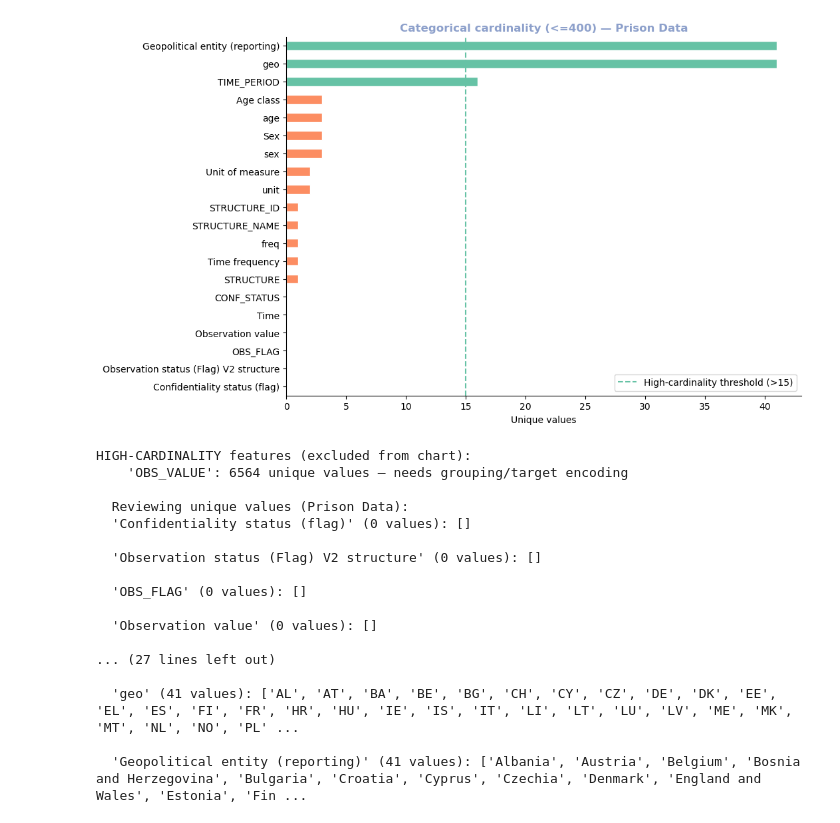
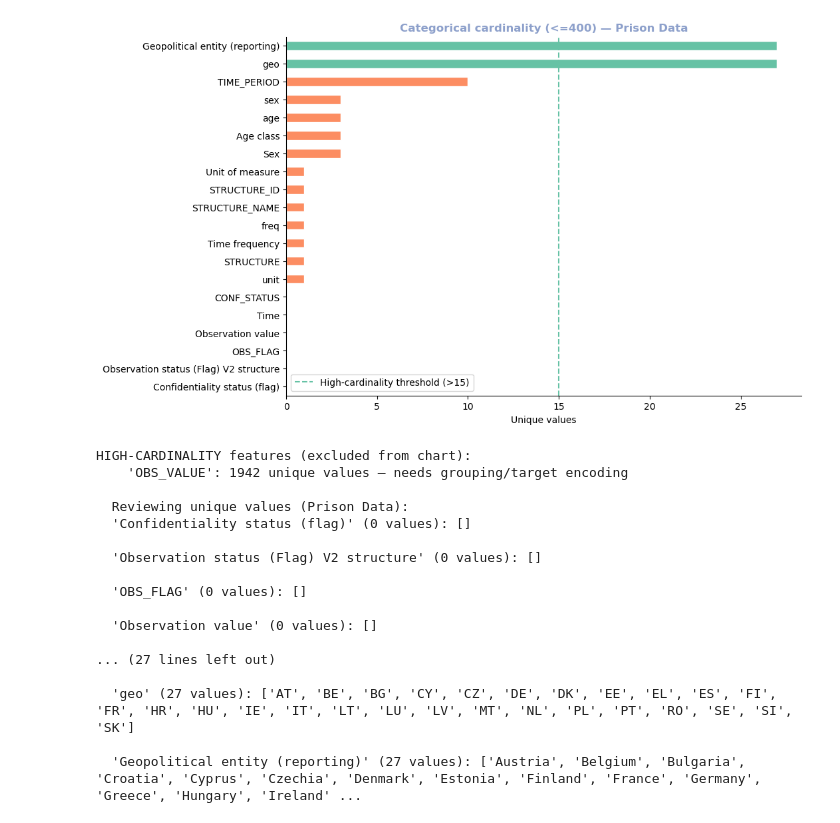
Before and after one commit to giuliodamico/Gender-Inequality-Index-vs-Female-jail-population, a Jupyter notebook: notebooks/Prison_data_graph.ipynb, the cells around one changed output. Saved outputs shown, nothing was run; the diff lists cells and outputs as text; code cells hidden in the pictures.

Commit message:
Import API data Fixed

```diff
--- a/notebooks/Prison_data_graph.ipynb
+++ b/notebooks/Prison_data_graph.ipynb
@@ -8,9 +8,36 @@ import seaborn as sns
 import requests
 import warnings
 import plotly.express as px
-# prison path from folder prison data
-prison_path = Path('../data/prison data/crim_pris_age_linear_2_0.csv')
-#import dataset
-prison_data = pd.read_csv(prison_path)
-prison_data.tail(5)
+from requests.adapters import HTTPAdapter
+from urllib3.util.retry import Retry
+import time
+import json
+
+# prison path from API
+# Ask if you want to download new datasets from the API?
+# Set to True if you want to download new datasets, or False if you want to use the existing CSV files in the data folder.
+download_new_datasets = (
+    input("Do you want to download new datasets from the API? (y/n): ")
+    .strip().lower()
+    in ["y", "yes"])
+
+if download_new_datasets:
+    # AI adoption API links
+    prison_data_link = ("https://ec.europa.eu/eurostat/api/dissemination/sdmx/3.0/data/dataflow/ESTAT/crim_pris_age/1.0/*.*.*.*.*?c[freq]=A&"
+                        "c[age]=TOTAL,JUVENILE,ADULT&c[sex]=T,M,F&"
+                        "c[unit]=P_HTHAB&"
+                        "c[geo]=BE,BG,CZ,DK,DE,EE,IE,EL,ES,FR,HR,IT,CY,LV,LT,LU,HU,MT,NL,AT,PL,PT,RO,SI,SK,FI,SE&"
+                        "c[TIME_PERIOD]=2023,2022,2021,2020,2019,2018,2017,2016,2015,2014&compress=false&"
+                        "format=csvdata&formatVersion=2.0&"
+                        "lang=en&labels=name")
+
+    # Downloading the datasets and saving them as CSV files in the data folder
+    prison_data_response = requests.get(prison_data_link)
+
+    with open("../data/prison data/Prison_data.csv", "wb") as f:
+        f.write(prison_data_response.content)
+
+# Loading the datasets into pandas DataFrames
+prison_data_df = pd.read_csv("../data/prison data/Prison_data.csv")
+print(f"Prison Data DataFrame shape: {prison_data_df.shape[0]} rows, {prison_data_df.shape[1]} columns")
 # %% [output]
@@ -32,37 +53,37 @@ def inspect_categorical(df, dataset_name):
     if len(cat_cols) == 0:
         print(f"  No categorical columns in {dataset_name}.")
         return
 
     card = df[cat_cols].nunique().sort_values(ascending=True)
     card_low, card_high = card[card <= 400], card[card > 400]
 
     if not card_low.empty:
         plt.figure(figsize=(10, max(4, len(card_low) * 0.35)))
         colors = [CORAL if v > 15 else STEEL for v in card_low]
         card_low.plot(kind="barh", color=colors, edgecolor="white")
         plt.axvline(15, color=CORAL, ls="--", lw=1.5,
                     label="High-cardinality threshold (>15)")
         plt.title(f"Categorical cardinality (<=400) — {dataset_name}",
                   fontweight="bold", color=NAVY)
         plt.xlabel("Unique values"); plt.legend(); sns.despine()
         plt.show()
 
     if not card_high.empty:
         print("HIGH-CARDINALITY features (excluded from chart):")
         for col, val in card_high.items():
             print(f"    '{col}': {val} unique values — needs grouping/target encoding")
         print()
 
     print(f"  Reviewing unique values ({dataset_name}):")
     for col in card_low.index:
         uv = sorted(df[col].dropna().astype(str).unique())
         print(f"  '{col}' ({len(uv)} values): {uv}\n")
 
-inspect_categorical(prison_data, "Prison Data")
+inspect_categorical(prison_data_df, "Prison Data")
 # %% [output]
-[figure, old version]
+[figure, new version]
 HIGH-CARDINALITY features (excluded from chart):
-    'OBS_VALUE': 6564 unique values — needs grouping/target encoding
+    'OBS_VALUE': 1942 unique values — needs grouping/target encoding
 
   Reviewing unique values (Prison Data):
   'Confidentiality status (flag)' (0 values): []
@@ -75,8 +96,8 @@ HIGH-CARDINALITY features (excluded from chart):
 
 ... (27 lines left out)
 
-  'geo' (41 values): ['AL', 'AT', 'BA', 'BE', 'BG', 'CH', 'CY', 'CZ', 'DE', 'DK', 'EE', 'EL', 'ES', 'FI', 'FR', 'HR', 'HU', 'IE', 'IS', 'IT', 'LI', 'LT', 'LU', 'LV', 'ME', 'MK', 'MT', 'NL', 'NO', 'PL' ...
+  'geo' (27 values): ['AT', 'BE', 'BG', 'CY', 'CZ', 'DE', 'DK', 'EE', 'EL', 'ES', 'FI', 'FR', 'HR', 'HU', 'IE', 'IT', 'LT', 'LU', 'LV', 'MT', 'NL', 'PL', 'PT', 'RO', 'SE', 'SI', 'SK']
 
-  'Geopolitical entity (reporting)' (41 values): ['Albania', 'Austria', 'Belgium', 'Bosnia and Herzegovina', 'Bulgaria', 'Croatia', 'Cyprus', 'Czechia', 'Denmark', 'England and Wales', 'Estonia', 'Fin ...
+  'Geopolitical entity (reporting)' (27 values): ['Austria', 'Belgium', 'Bulgaria', 'Croatia', 'Cyprus', 'Czechia', 'Denmark', 'Estonia', 'Finland', 'France', 'Germany', 'Greece', 'Hungary', 'Ireland' ...
 # %%
 country_codes = {
```
Also changed, not shown: parts of 10 cells of this notebook, 6 other files.
